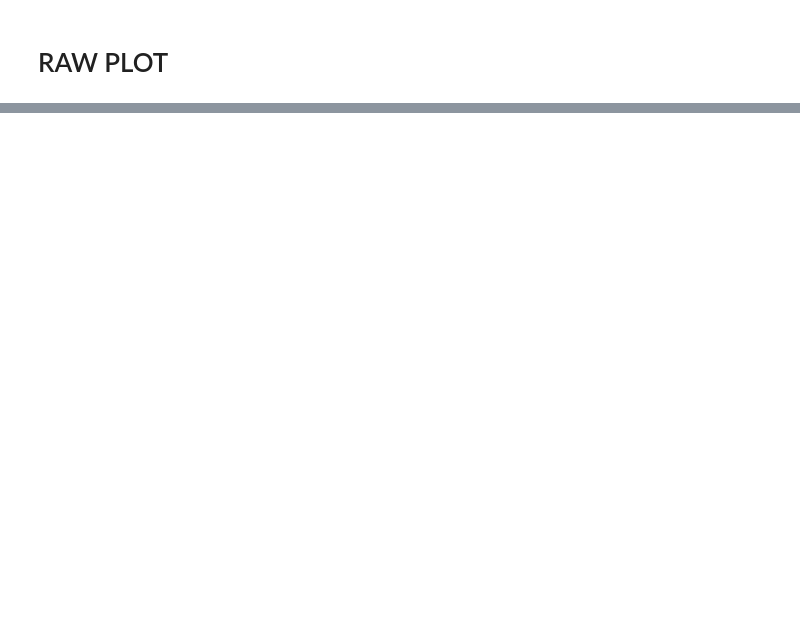
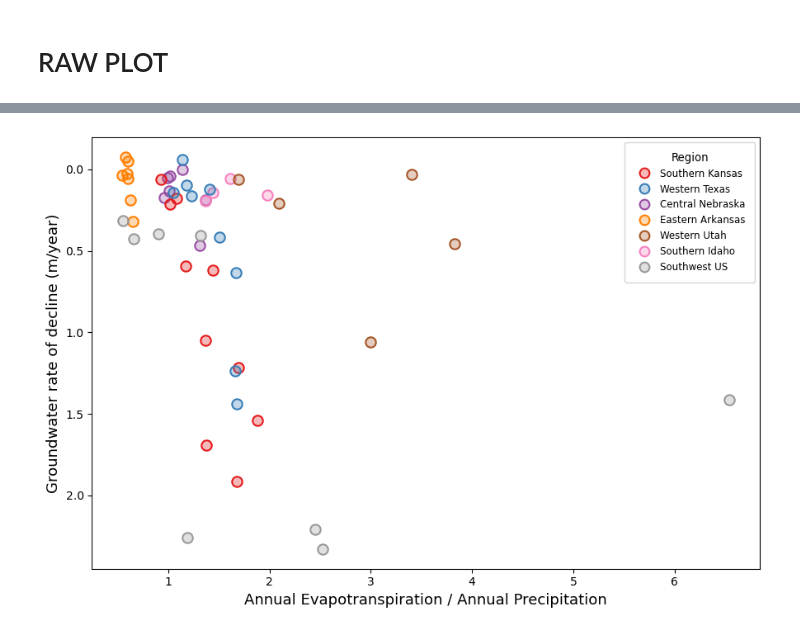
Before and after one commit to meds-AridGW/ET_GW_analysis_workflow, a Jupyter notebook: data_viz/data_visualization.ipynb, the cells around one changed output, grey strips where cells are left out. Drawn from its saved outputs; the diff is of its cells as text; code cells hidden in the pictures; blank space fills up the shorter version.

```diff
--- a/data_viz/data_visualization.ipynb
+++ b/data_viz/data_visualization.ipynb
@@ -256,0 +257,43 @@ plt.show()
+# %%
+fig, ax = plt.subplots(figsize=(10, 6))
+
+regions = site_summary["region"].unique()
+colors = cm.get_cmap('Set1', len(regions))
+color_map = {r: colors(i) for i, r in enumerate(regions)}
+
+for region, group in site_summary.groupby("region"):
+    base_color = color_map[region]
+    face_color = mcolors.to_rgba(base_color, alpha=0.3)
+
+    ax.scatter(
+        group["et_precip_ratio"],
+        group["gw_trend_m_per_yr"],
+        s=80,
+        marker='o',
+        facecolors=face_color,
+        edgecolors=base_color,
+        linewidths=1.5
+    )
+
+ax.set_xlabel("Annual Evapotranspiration / Annual Precipitation", fontsize=13)
+ax.set_ylabel("Groundwater rate of decline (m/year)", fontsize=13)
+ax.invert_yaxis()
+
+region_legend = [
+    Line2D([0], [0], marker='o', linestyle='None', markersize=8.5,
+        markerfacecolor=mcolors.to_rgba(color_map[r], alpha=0.3),
+        markeredgecolor=color_map[r], markeredgewidth=1.5,
+        label=r.replace("SoCal_Arizona", "Southwest US")
+               .replace("Arkansas Delta", "Eastern Arkansas")
+               .replace("_", " "))
+    for r in regions
+]
+
+ax.legend(handles=region_legend, title="Region", loc="upper right",
+    fontsize=8.5, title_fontsize=9.5, borderpad=1, labelspacing=0.5, handletextpad=0.6)
+
+plt.tight_layout()
+plt.subplots_adjust(right=0.88)
+plt.show()
+# %% [output]
+[figure, added]
```
Also changed, not shown: parts of 1 cell of this notebook.
